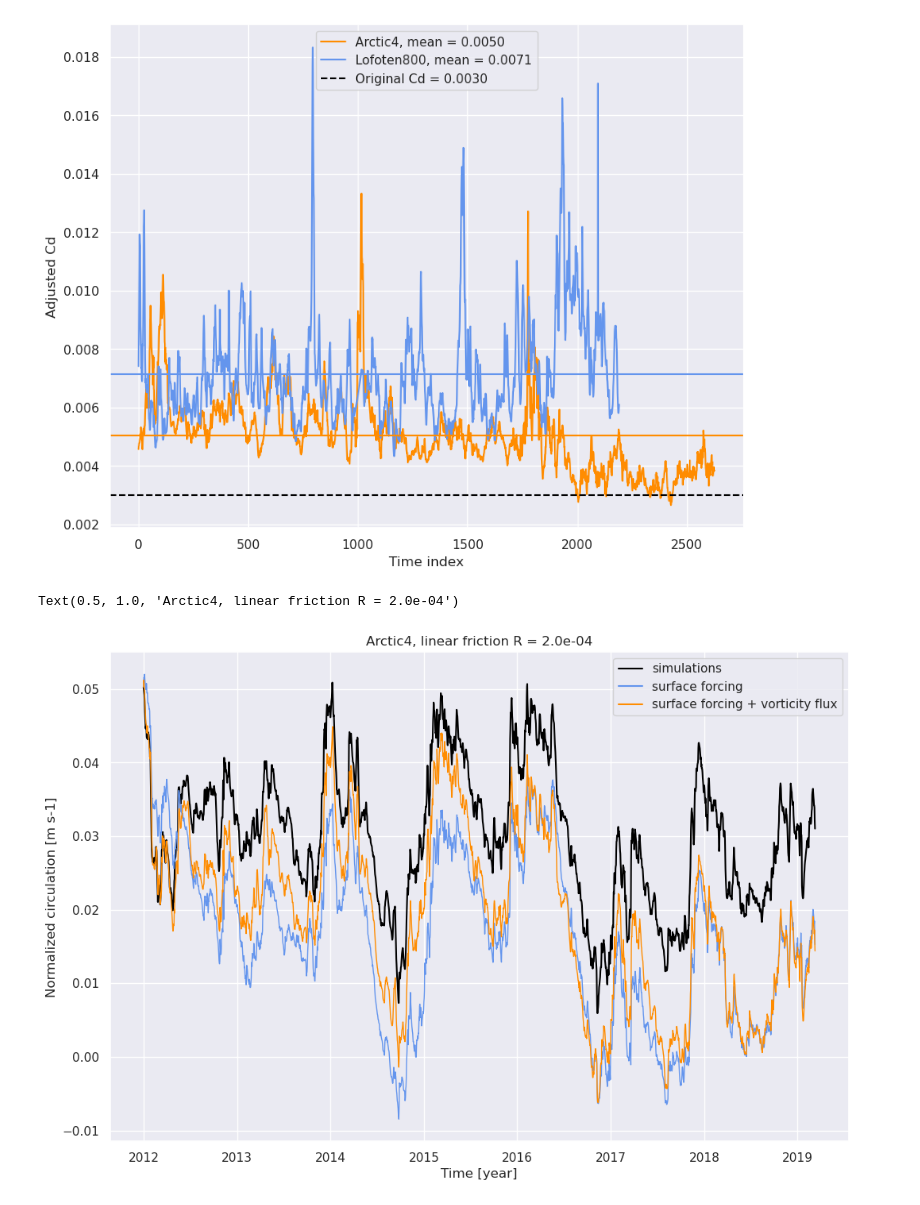
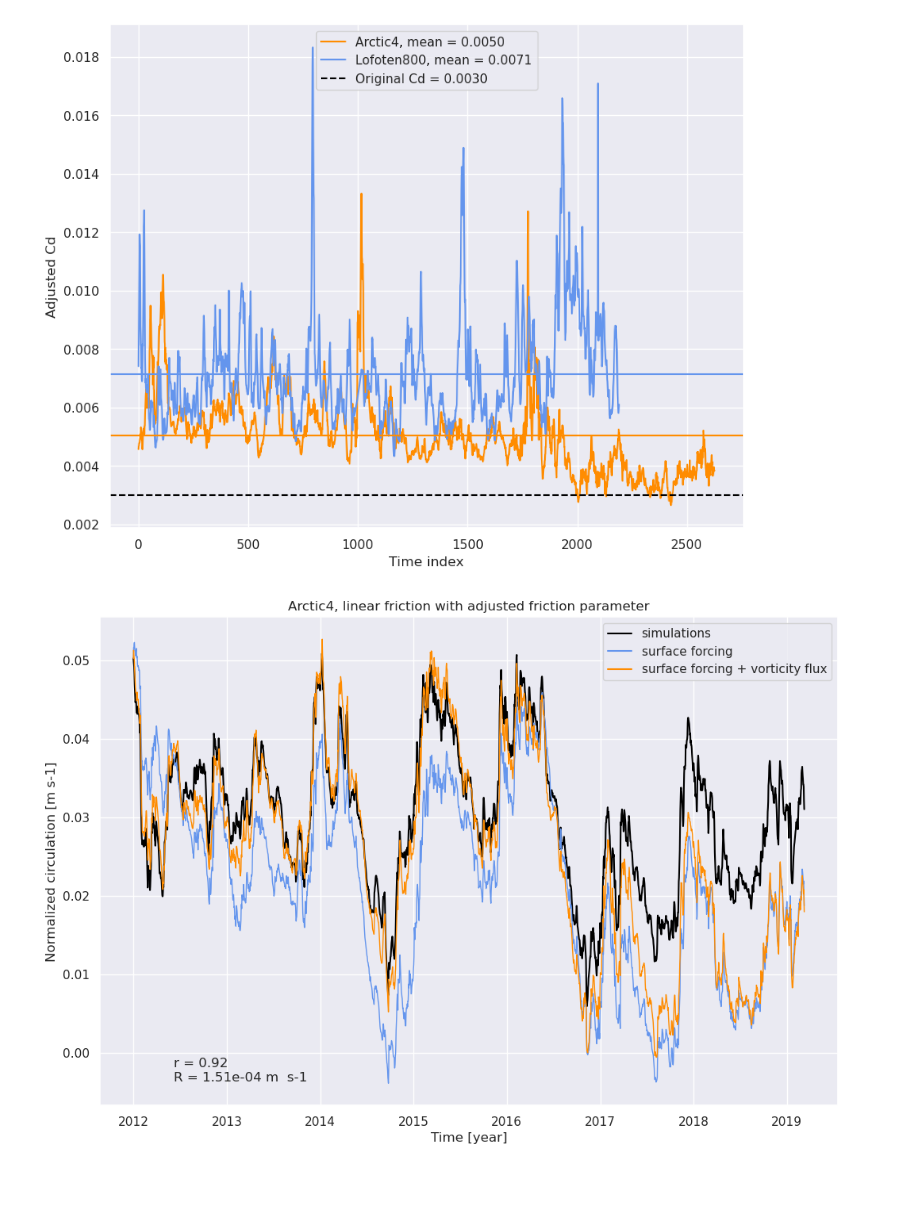
Before and after one commit to alpsjur/Vorticity-Driven-Circulation, a Jupyter notebook: time_integrals.ipynb, the cells around one changed output. Cells and saved outputs as stored; diff of their text form; code cells hidden in the pictures.

```diff
--- a/time_integrals.ipynb
+++ b/time_integrals.ipynb
@@ -69,11 +96,21 @@ fig.savefig("figures/adjustedCd.pdf")
 fig.savefig("figures/adjustedCd.png")
 # %% [output]
 [figure]
-# %%
-R = 2e-4
-figA4, axA4 = plot_integrals(ts_A4, friciton="linear", R=R)
-axA4.set_title(f"Arctic4, linear friction R = {R:.1e}")
-# %% [output]
-Text(0.5, 1.0, 'Arctic4, linear friction R = 2.0e-04')
-[figure, removed]
+# %%
+R = 2e-4
+figA4, axA4, infoA4 = plot_integrals(ts_A4, friction="linear",
+                             #R=R
+                             adjustR=True,
+                             )
+#axA4.set_title(f"Arctic4, linear friction R = {R:.1e}")
+axA4.set_title(f"Arctic4, linear friction with adjusted friction parameter")
+
+r = infoA4["r"]
+R = infoA4["Rnod"]
+axA4.text(0.1, 0.05, f"r = {r:.2f}\nR = {R:.2e} m  s-1", transform=axA4.transAxes)
+
+figA4.savefig("figures/A4_time_integral_adjusted_R.pdf")
+figA4.savefig("figures/A4_time_integral_adjusted_R.png")
+# %% [output]
+[figure, added]
 # %%
```
Also changed, not shown: parts of 6 cells of this notebook, 4 other files.
